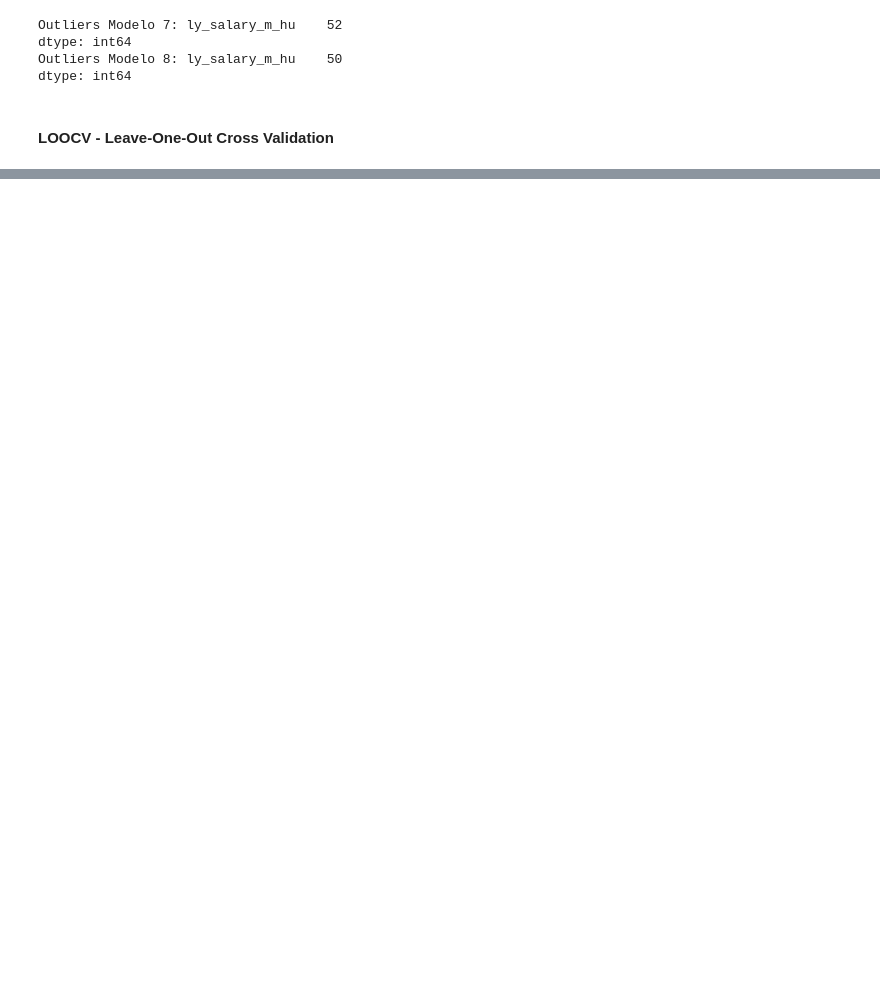
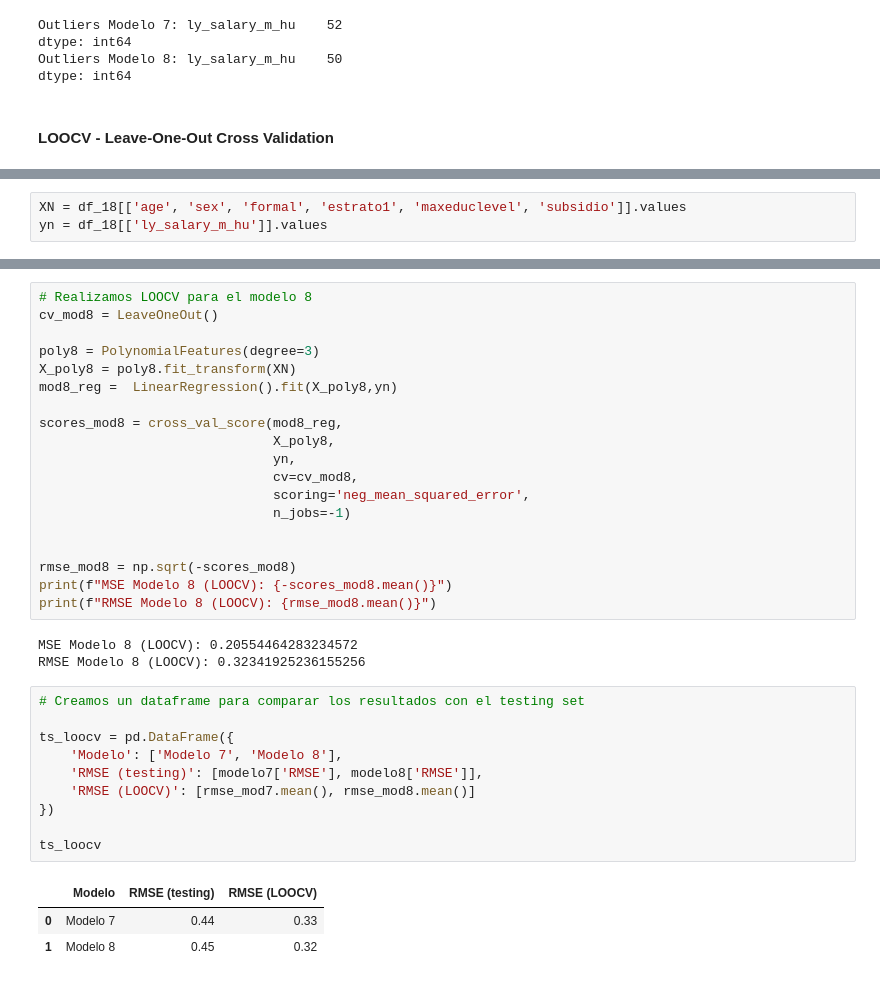
Before and after one commit to ebqz7/Machine_Learning_TP, a Jupyter notebook: TP1/scripts/3_analysis.ipynb, the cells around one changed output, grey strips where cells are left out. Cells and saved outputs as stored; diff of their text form; blank space fills up the shorter version.

Commit message:
LOOCV

```diff
--- a/TP1/scripts/3_analysis.ipynb
+++ b/TP1/scripts/3_analysis.ipynb
@@ -633,0 +631,3 @@ cv = LeaveOneOut()
+# %%
+XN = df_18[['age', 'sex', 'formal', 'estrato1', 'maxeduclevel', 'subsidio']].values
+yn = df_18[['ly_salary_m_hu']].values
@@ -633,0 +656,36 @@ cv = LeaveOneOut()
+# %%
+# Realizamos LOOCV para el modelo 8
+cv_mod8 = LeaveOneOut()
+
+poly8 = PolynomialFeatures(degree=3)
+X_poly8 = poly8.fit_transform(XN)
+mod8_reg =  LinearRegression().fit(X_poly8,yn)
+
+scores_mod8 = cross_val_score(mod8_reg,
+                              X_poly8,
+                              yn,
+                              cv=cv_mod8,
+                              scoring='neg_mean_squared_error',
+                              n_jobs=-1)
+
+
+rmse_mod8 = np.sqrt(-scores_mod8)
+print(f"MSE Modelo 8 (LOOCV): {-scores_mod8.mean()}")
+print(f"RMSE Modelo 8 (LOOCV): {rmse_mod8.mean()}")
+# %% [output]
+MSE Modelo 8 (LOOCV): 0.20554464283234572
+RMSE Modelo 8 (LOOCV): 0.32341925236155256
+# %%
+# Creamos un dataframe para comparar los resultados con el testing set
+
+ts_loocv = pd.DataFrame({
+    'Modelo': ['Modelo 7', 'Modelo 8'],
+    'RMSE (testing)': [modelo7['RMSE'], modelo8['RMSE']],
+    'RMSE (LOOCV)': [rmse_mod7.mean(), rmse_mod8.mean()]
+})
+
+ts_loocv
+# %% [output]
+|  | Modelo | RMSE (testing) | RMSE (LOOCV) |
+| 0 | Modelo 7 | 0.44 | 0.33 |
+| 1 | Modelo 8 | 0.45 | 0.32 |
```
Also changed, not shown: parts of 3 cells of this notebook.
